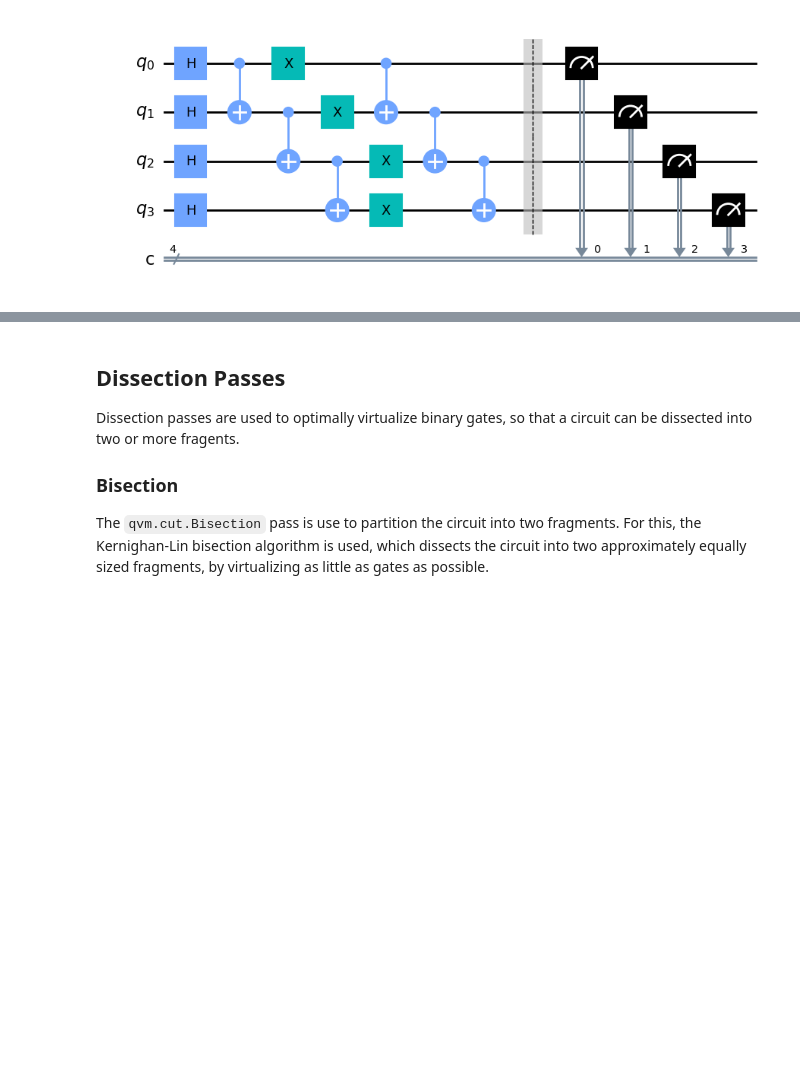
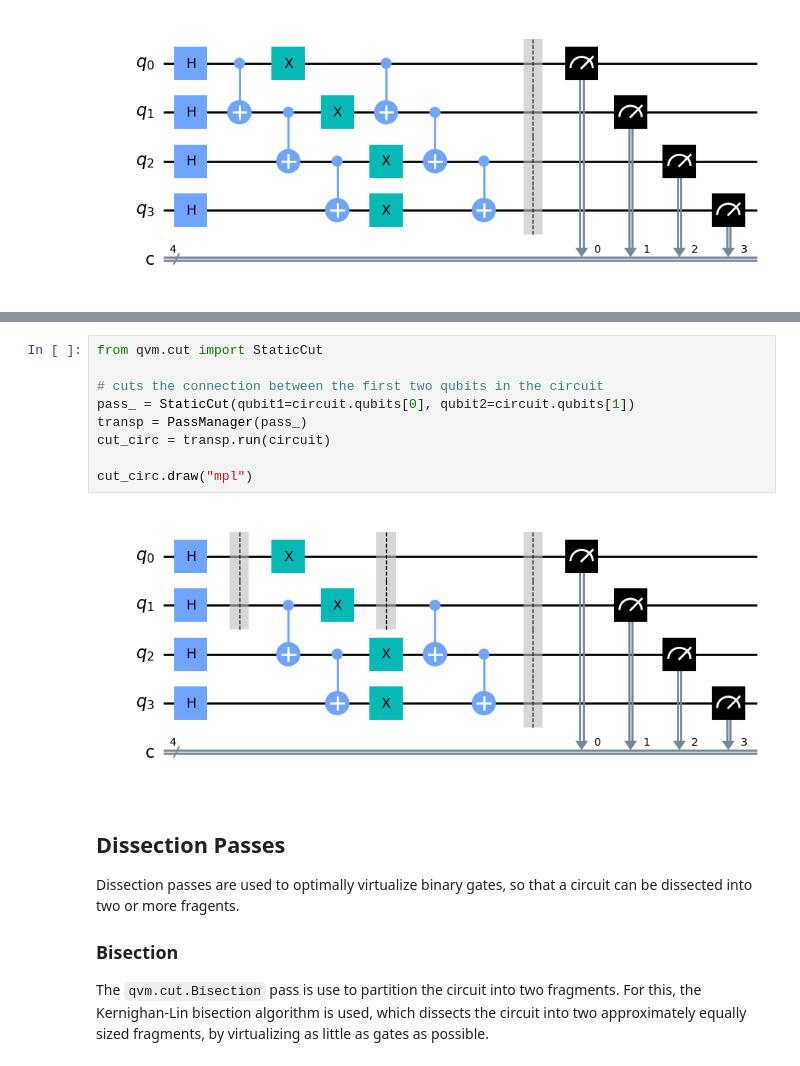
Before and after one commit to nathanieltornow/qtpu, a Jupyter notebook: examples/cut.ipynb, the cells around one changed output, grey strips where cells are left out. Cells and saved outputs as stored; diff of their text form; blank space fills up the shorter version.

Commit message:
add static to example

```diff
--- a/examples/cut.ipynb
+++ b/examples/cut.ipynb
@@ -17,3 +21,14 @@ circuit.draw("mpl")
+# %%
+from qvm.cut import StaticCut
+
+# cuts the connection between the first two qubits in the circuit
+pass_ = StaticCut(qubit1=circuit.qubits[0], qubit2=circuit.qubits[1])
+transp = PassManager(pass_)
+cut_circ = transp.run(circuit)
+
+cut_circ.draw("mpl")
+# %% [output]
+[figure, added]
 # %% [markdown]
 ## Dissection Passes
 
```
Also changed, not shown: parts of 2 cells of this notebook, 4 other files.
